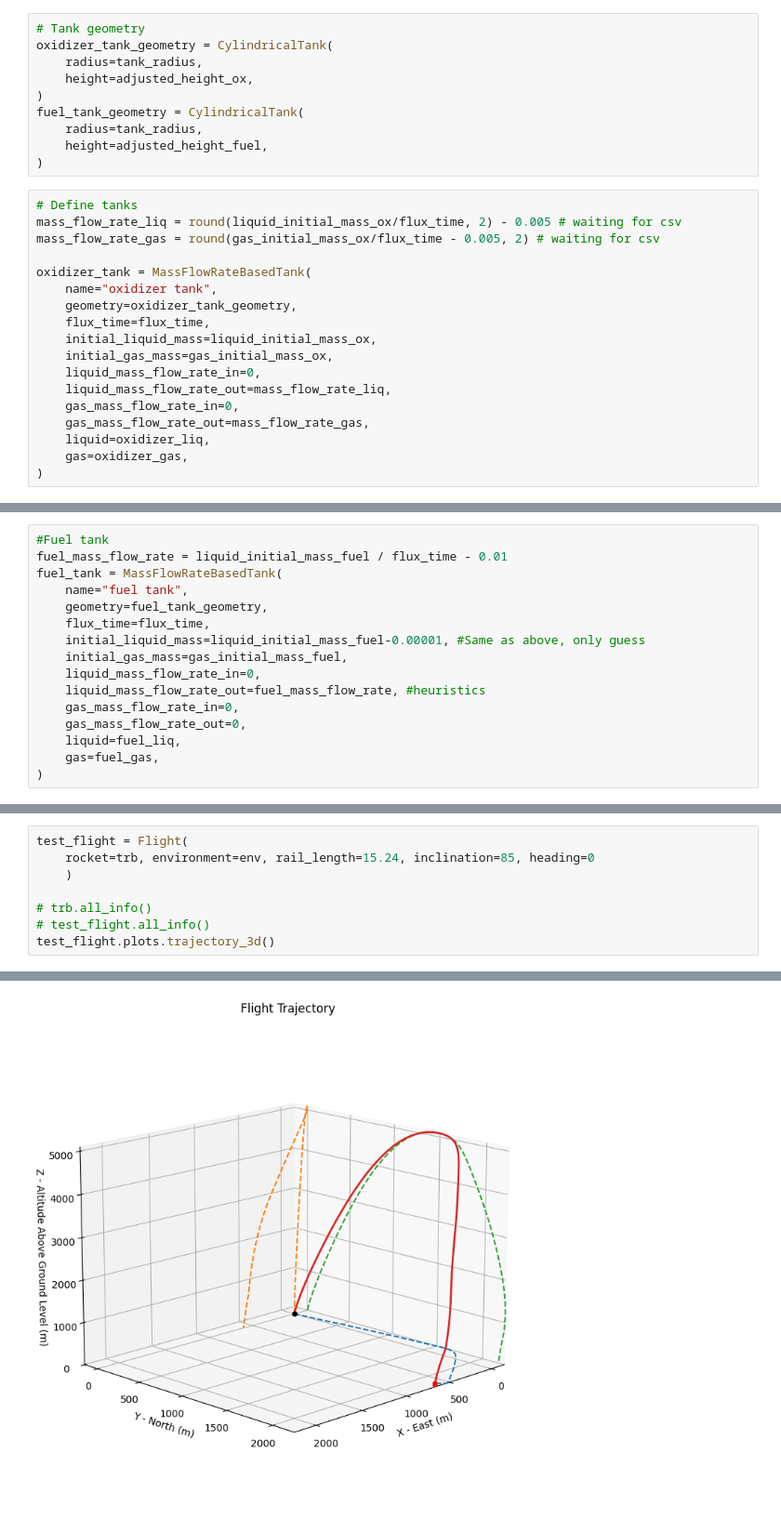
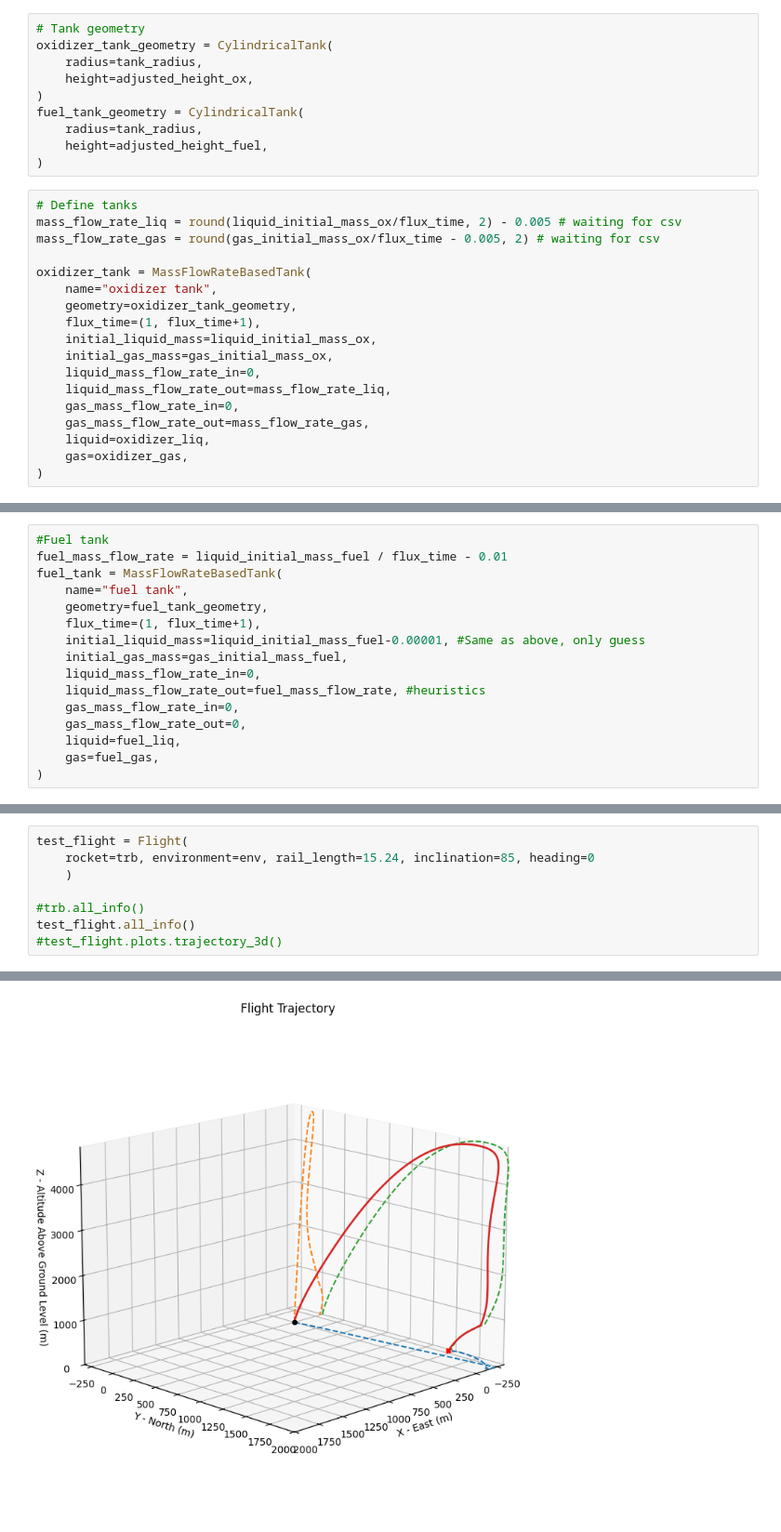
Before and after one commit to Husaria55/simulations, a Jupyter notebook: final_version.ipynb, the cells around one changed output, grey strips where cells are left out. Shown at 93% size. Drawn from its saved outputs; the diff is of its cells as text.

```diff
--- a/final_version.ipynb
+++ b/final_version.ipynb
@@ -99,7 +139,7 @@ mass_flow_rate_gas = round(gas_initial_mass_ox/flux_time - 0.005, 2) # waiting f
 oxidizer_tank = MassFlowRateBasedTank(
     name="oxidizer tank",
     geometry=oxidizer_tank_geometry,
-    flux_time=flux_time,
+    flux_time=(1, flux_time+1),
     initial_liquid_mass=liquid_initial_mass_ox,
     initial_gas_mass=gas_initial_mass_ox,
     liquid_mass_flow_rate_in=0,
@@ -132,7 +218,7 @@ fuel_mass_flow_rate = liquid_initial_mass_fuel / flux_time - 0.01
 fuel_tank = MassFlowRateBasedTank(
     name="fuel tank",
     geometry=fuel_tank_geometry,
-    flux_time=flux_time,
+    flux_time=(1, flux_time+1),
     initial_liquid_mass=liquid_initial_mass_fuel-0.00001, #Same as above, only guess
     initial_gas_mass=gas_initial_mass_fuel,
     liquid_mass_flow_rate_in=0,
@@ -242,7 +429,7 @@ test_flight = Flight(
     rocket=trb, environment=env, rail_length=15.24, inclination=85, heading=0
     )
 
-# trb.all_info()
-# test_flight.all_info()
-test_flight.plots.trajectory_3d()
+#trb.all_info()
+test_flight.all_info()
+#test_flight.plots.trajectory_3d()
 # %% [output]
@@ -249 +453 @@ test_flight.plots.trajectory_3d()
-[figure, old version]
+[figure, new version]
```
Also changed, not shown: parts of 19 cells of this notebook, 1 other file.
